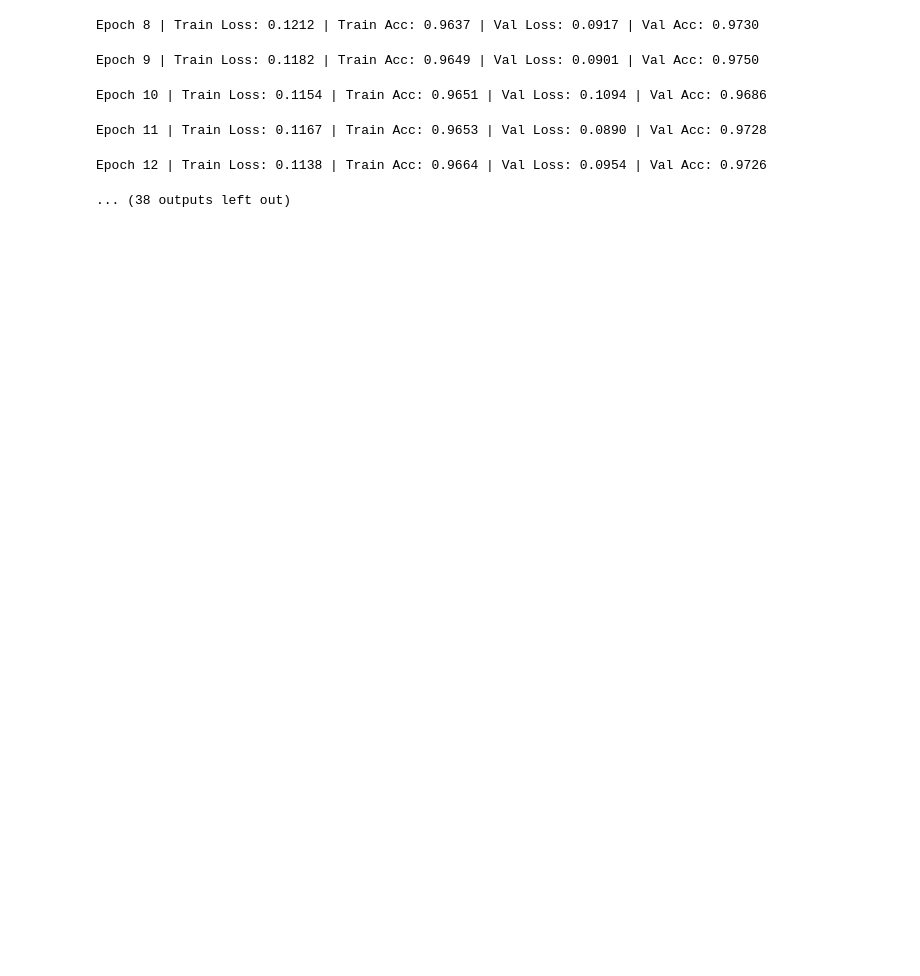
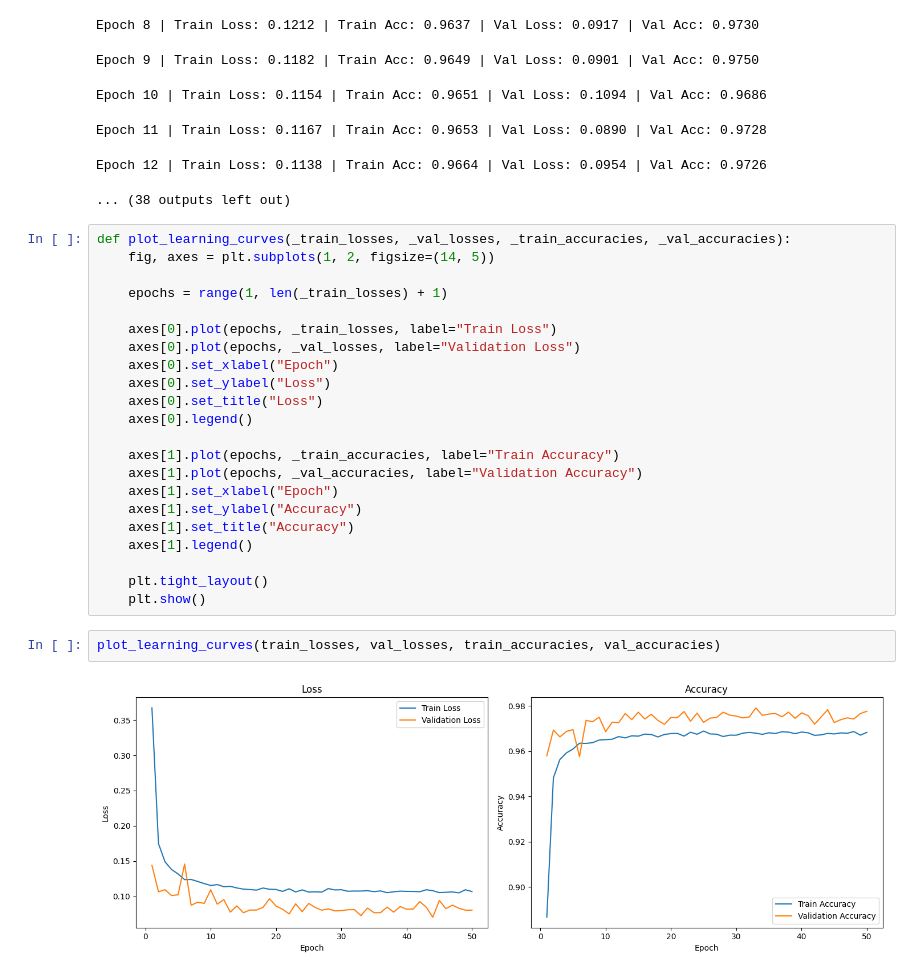
Before and after one commit to ErickCG0/MNIST, a Jupyter notebook: mnist.ipynb, the cells around one changed output. Drawn from its saved outputs; the diff is of its cells as text; blank space fills up the shorter version.

```diff
--- a/mnist.ipynb
+++ b/mnist.ipynb
@@ -156,3 +156,29 @@ Epoch 10 | Train Loss: 0.1154 | Train Acc: 0.9651 | Val Loss: 0.1094 | Val Acc:
 Epoch 11 | Train Loss: 0.1167 | Train Acc: 0.9653 | Val Loss: 0.0890 | Val Acc: 0.9728
 Epoch 12 | Train Loss: 0.1138 | Train Acc: 0.9664 | Val Loss: 0.0954 | Val Acc: 0.9726
 ... (38 outputs left out)
+# %%
+def plot_learning_curves(_train_losses, _val_losses, _train_accuracies, _val_accuracies):
+    fig, axes = plt.subplots(1, 2, figsize=(14, 5))
+
+    epochs = range(1, len(_train_losses) + 1)
+
+    axes[0].plot(epochs, _train_losses, label="Train Loss")
+    axes[0].plot(epochs, _val_losses, label="Validation Loss")
+    axes[0].set_xlabel("Epoch")
+    axes[0].set_ylabel("Loss")
+    axes[0].set_title("Loss")
+    axes[0].legend()
+
+    axes[1].plot(epochs, _train_accuracies, label="Train Accuracy")
+    axes[1].plot(epochs, _val_accuracies, label="Validation Accuracy")
+    axes[1].set_xlabel("Epoch")
+    axes[1].set_ylabel("Accuracy")
+    axes[1].set_title("Accuracy")
+    axes[1].legend()
+
+    plt.tight_layout()
+    plt.show()
+# %%
+plot_learning_curves(train_losses, val_losses, train_accuracies, val_accuracies)
+# %% [output]
+[figure, added]
```
